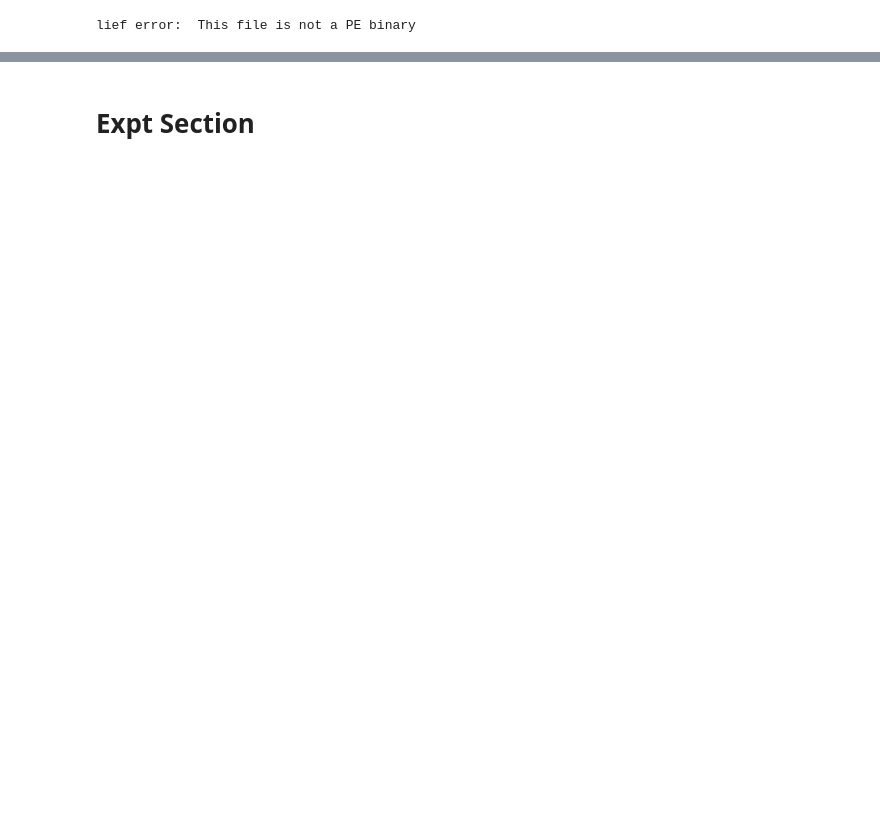
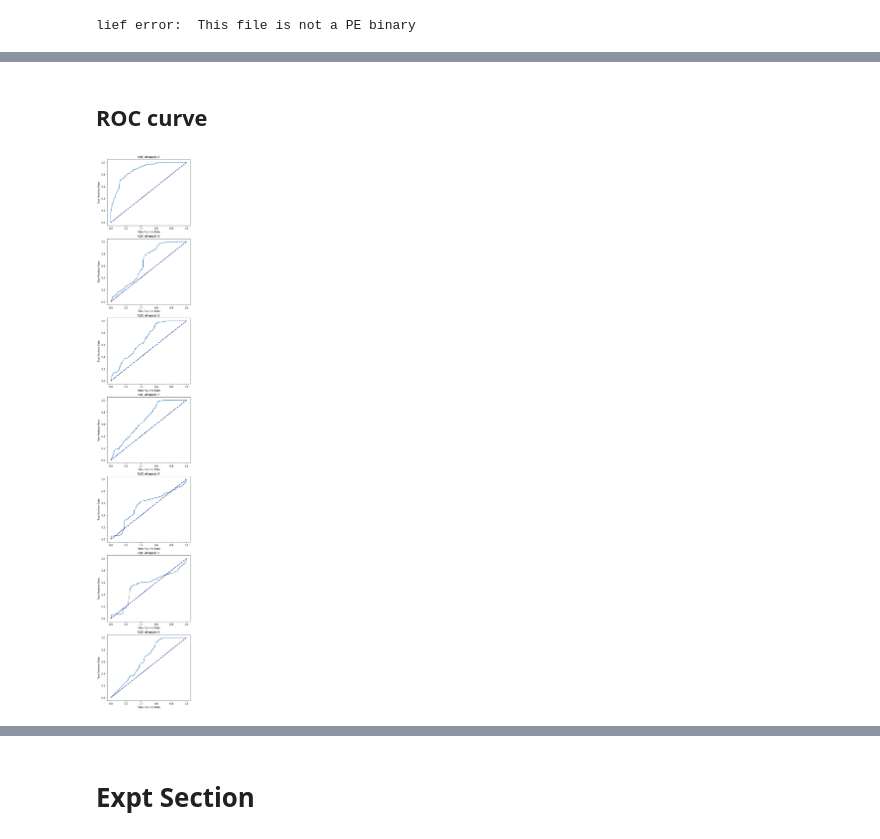
Before and after one commit to jwonnyleaf/csce689-competition, a Jupyter notebook: defender/notebooks/test_local.ipynb, the cells around one changed output, grey strips where cells are left out. Saved outputs shown, nothing was run; the diff lists cells and outputs as text; code cells hidden in the pictures; blank space fills up the shorter version.

```diff
--- a/defender/notebooks/test_local.ipynb
+++ b/defender/notebooks/test_local.ipynb
@@ -402,0 +482,3 @@ df.to_csv("all_reults_v5.csv")
+# %%
+df = pd.read_csv("all_rf+6models.csv", index_col=0)
+df.head()
@@ -402,0 +492,20 @@ df.to_csv("all_reults_v5.csv")
+# %% [markdown]
+## ROC curve
+# %%
+plt.figure(figsize=(6, 40))
+all_fpr = []
+all_tpr = []
+all_thresholds = []
+for i in range(7):
+    plt.subplot(7, 1, i+1)
+    fpr, tpr, thresholds = roc_curve(df["Label"], df[f"y_pred{i}"])
+    plt.plot(fpr, tpr)
+    plt.title(f"ROC of model{i}")
+    plt.plot([0, 1], [0, 1], color='navy', lw=2, linestyle='--')
+    plt.xlabel('False Positive Rate')
+    plt.ylabel('True Positive Rate')
+    all_fpr.append(fpr)
+    all_tpr.append(tpr)
+    all_thresholds.append(thresholds)
+# %% [output]
+[figure, added]
```
Also changed, not shown: parts of 40 cells of this notebook, 8 other files.
